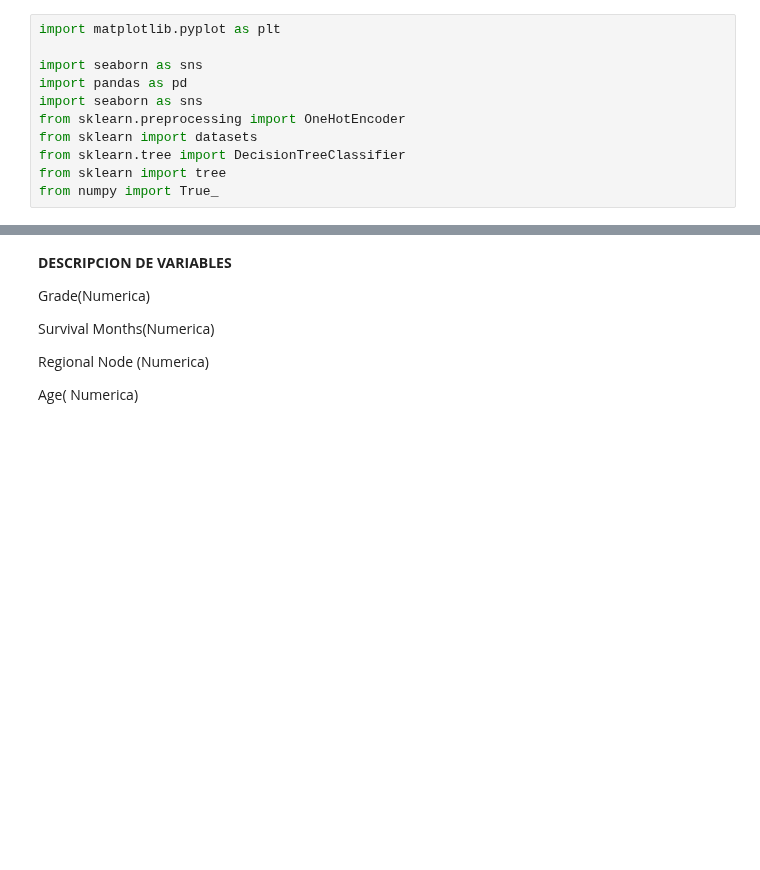
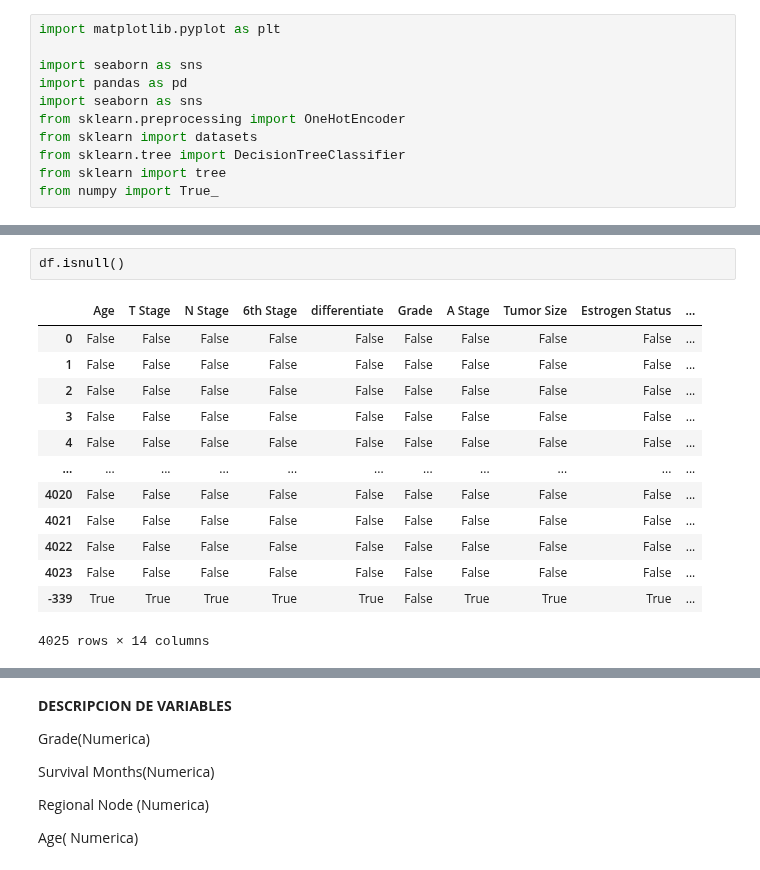
Before and after one commit to Betsymer14/-Proyecto-DS-ParteI-Betsymer-Lugo-.ipynb-, a Jupyter notebook: Copia_de_Untitled2.ipynb, the cells around one changed output, grey strips where cells are left out. Saved outputs shown, nothing was run; the diff lists cells and outputs as text; blank space fills up the shorter version.

```diff
--- a/Copia_de_Untitled2.ipynb
+++ b/Copia_de_Untitled2.ipynb
@@ -130,4 +148,20 @@ Status;                   0
 dtype: int64
+# %%
+df.isnull()
+# %% [output]
+|  | Age | T Stage | N Stage | 6th Stage | differentiate | Grade | A Stage | Tumor Size | Estrogen Status | ... |
+| 0 | False | False | False | False | False | False | False | False | False | ... |
+| 1 | False | False | False | False | False | False | False | False | False | ... |
+| 2 | False | False | False | False | False | False | False | False | False | ... |
+| 3 | False | False | False | False | False | False | False | False | False | ... |
+| 4 | False | False | False | False | False | False | False | False | False | ... |
+| ... | ... | ... | ... | ... | ... | ... | ... | ... | ... | ... |
+| 4020 | False | False | False | False | False | False | False | False | False | ... |
+| 4021 | False | False | False | False | False | False | False | False | False | ... |
+| 4022 | False | False | False | False | False | False | False | False | False | ... |
+| 4023 | False | False | False | False | False | False | False | False | False | ... |
+| -339 | True | True | True | True | True | False | True | True | True | ... |
+4025 rows × 14 columns
 # %%
 df.dtypes
 # %% [output]
```
Also changed, not shown: parts of 15 cells of this notebook.
